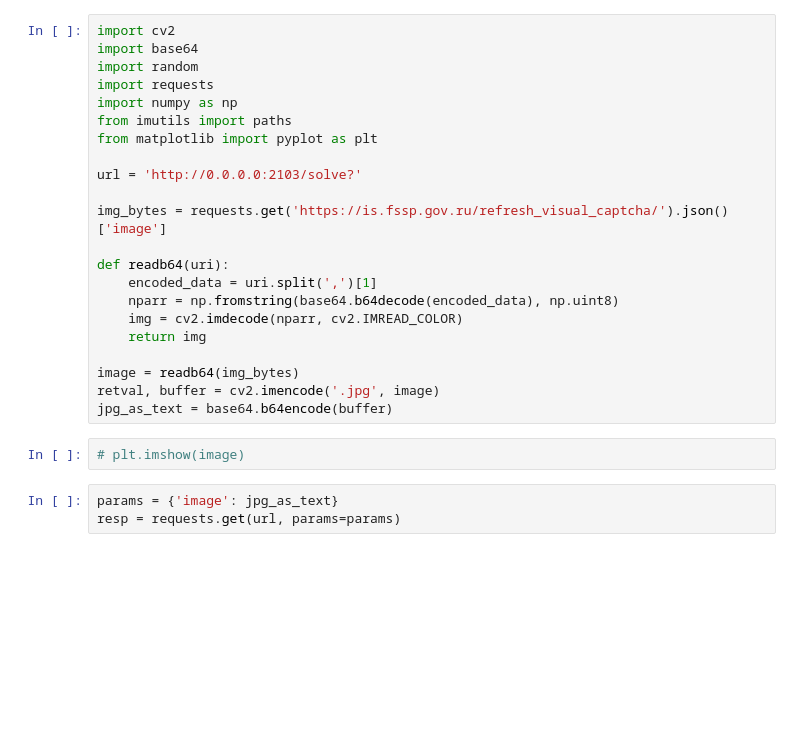
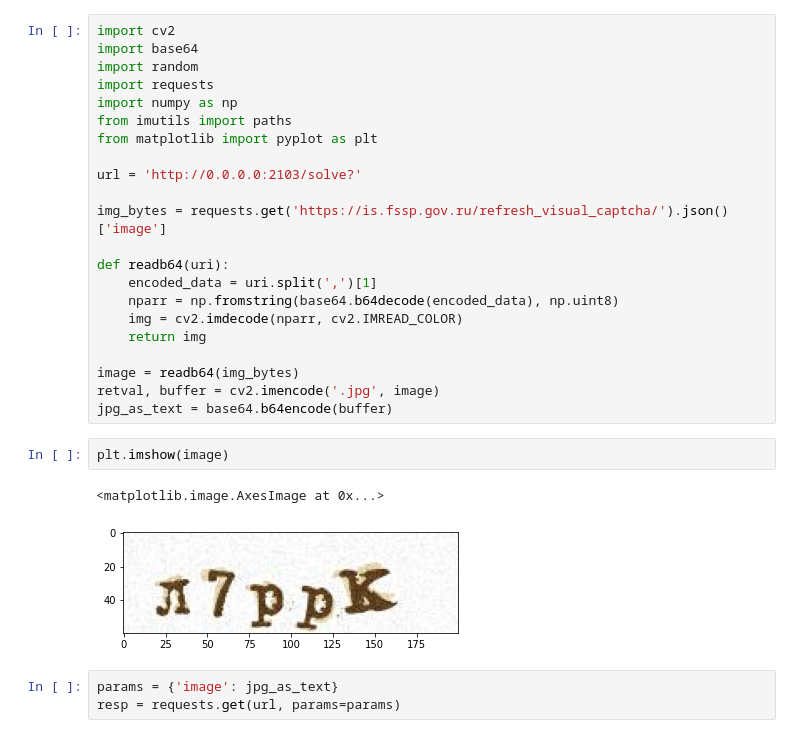
Before and after one commit to punkerpunker/captcha_solver, a Jupyter notebook: test_app.ipynb, the cells around one changed output. Cells and saved outputs as stored; diff of their text form; blank space fills up the shorter version.

```diff
--- a/test_app.ipynb
+++ b/test_app.ipynb
@@ -21,7 +21,10 @@ image = readb64(img_bytes)
 retval, buffer = cv2.imencode('.jpg', image)
 jpg_as_text = base64.b64encode(buffer)
 # %%
-# plt.imshow(image)
+plt.imshow(image)
+# %% [output]
+<matplotlib.image.AxesImage at 0x...>
+[figure, added]
 # %%
 params = {'image': jpg_as_text}
 resp = requests.get(url, params=params)
```
Also changed, not shown: parts of 1 cell of this notebook, 1 other file.
